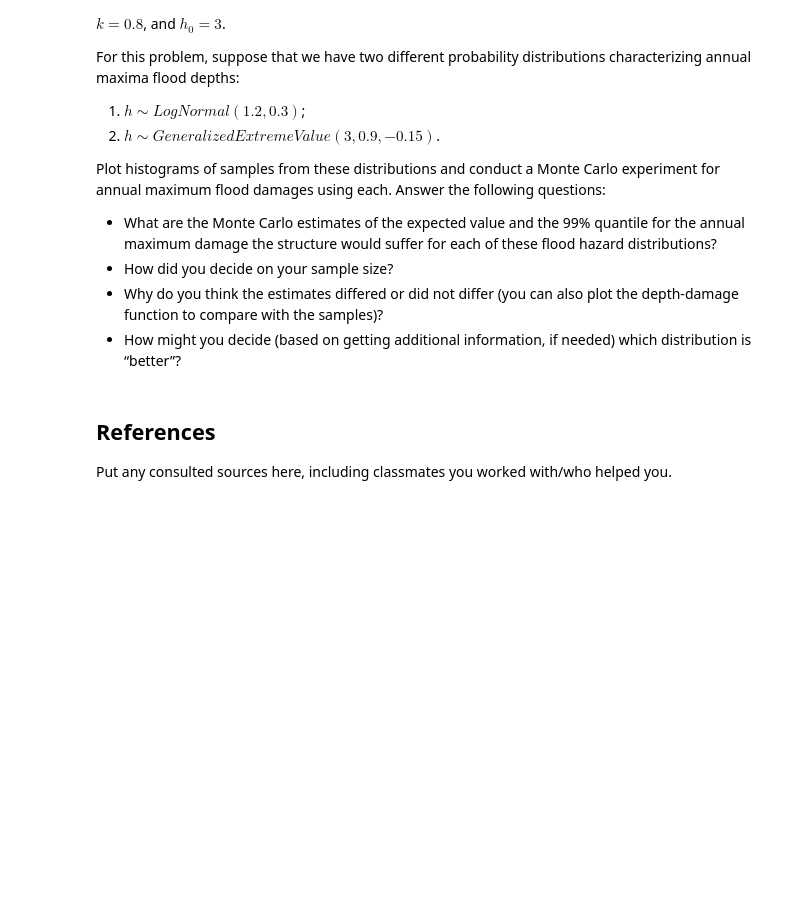
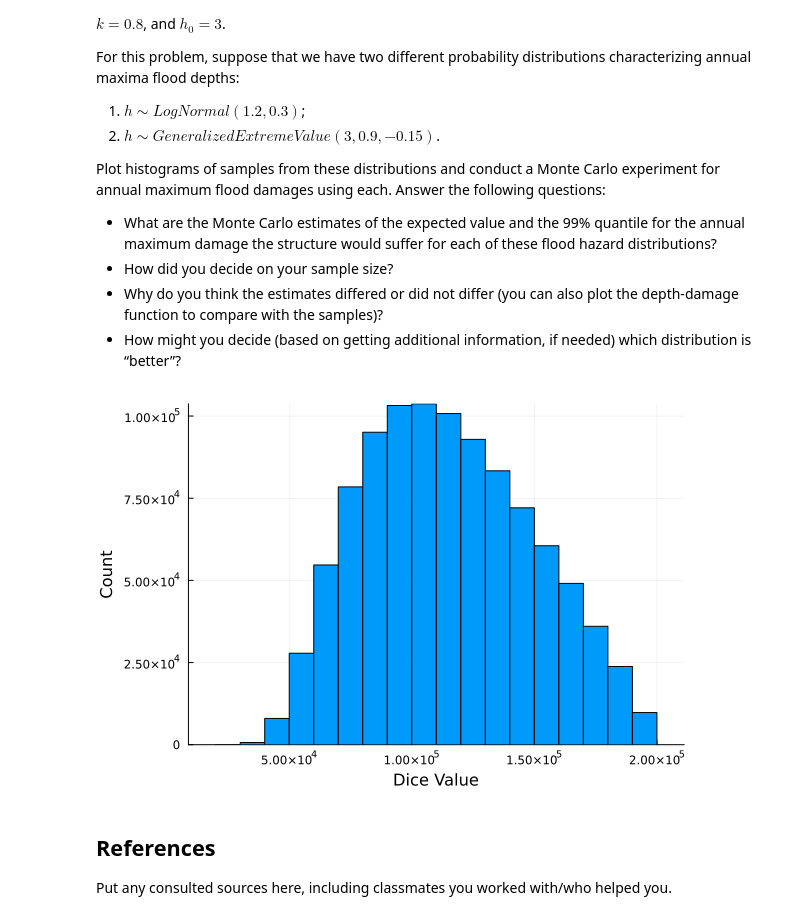
Before and after one commit to BEE4750-FA25/lab-2-nar84-design, a Jupyter notebook: lab02.ipynb, the cells around one changed output. Cells and saved outputs as stored; diff of their text form; code cells hidden in the pictures; blank space fills up the shorter version.

Commit message:
most of the function done

```diff
--- a/lab02.ipynb
+++ b/lab02.ipynb
@@ -169,35 +169,31 @@ following questions:
 # %%
 L = 200000 #maximum loss in dollars
 k = 0.8 #slope of the depth-damage relationship
 h0 = 3 #inflection point
 
 hLog = LogNormal(1.2, 0.3) #h value for lognormal
-hGen = GeneralizedExtremeValue(3, 0.9, -0.15) #generalized extreme value
 
-hLog_samples = rand(hLog, 100)
-hGen_samples = rand(hGen, 100)
+hLog_samples = rand(hLog, 1000000)
 
-function d(hLog) #d is a percentage
-    if hLog > 0.0
-        d = L / (1 + exp(-k*(hLog - h0)))
+function indicator(array)
+    if array > 0.0
+        indicator = 1
     else
-        d = 0.0
+        indicator = 0
     end
-    return d
+    return indicator
 end
 
-function d(hGen) #d is a percentage
-    if hGen > 0.0
-        d = L / (1 + exp(-k*(hGen - h0)))
-    else
-        d = 0.0
-    end
-    return d
+function d(dih) #d is a percentage
+    return indicator(dih) * L / (1 + exp.(-k * (dih .- h0)))
 end
 
-histogram(d(hLog), legend=:false, bins=6)
+log = d.(hLog_samples)
+histogram(log, legend=:false, bins=20)
 ylabel!("Count")
 xlabel!("Dice Value")
+# %% [output]
+[figure, added]
 # %% [markdown]
 ## References
 
```
